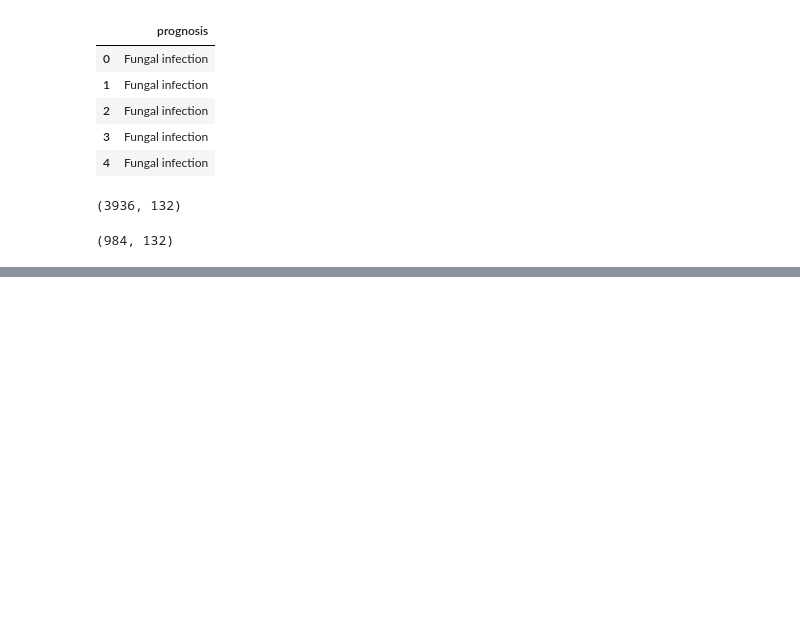
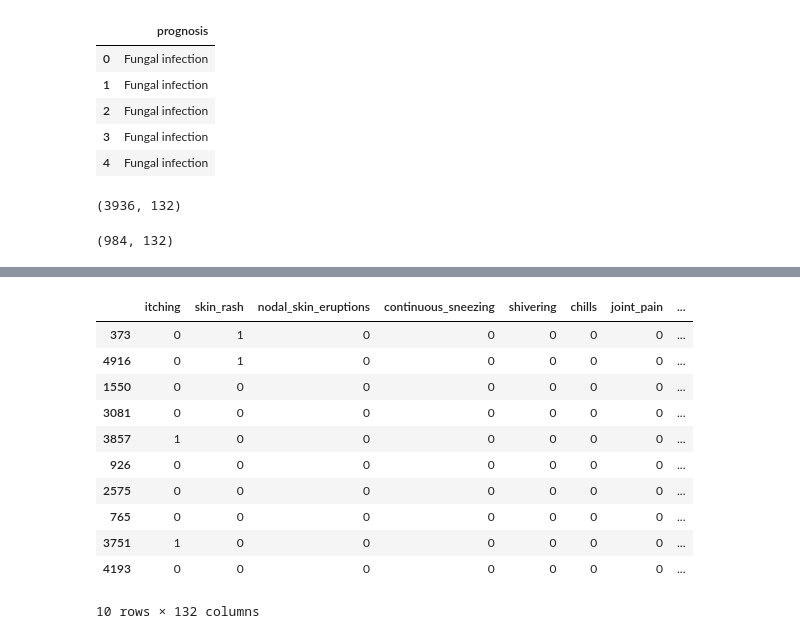
Before and after one commit to Bhushan56/Btech_Project, a Jupyter notebook: Disease_detection.ipynb, the cells around one changed output, grey strips where cells are left out. Cells and saved outputs as stored; diff of their text form; code cells hidden in the pictures; blank space fills up the shorter version.

```diff
--- a/Disease_detection.ipynb
+++ b/Disease_detection.ipynb
@@ -101,0 +147,15 @@ Gau
+# %%
+X_test.head(10)
+# %% [output]
+|  | itching | skin_rash | nodal_skin_eruptions | continuous_sneezing | shivering | chills | joint_pain | ... |
+| 373 | 0 | 1 | 0 | 0 | 0 | 0 | 0 | ... |
+| 4916 | 0 | 1 | 0 | 0 | 0 | 0 | 0 | ... |
+| 1550 | 0 | 0 | 0 | 0 | 0 | 0 | 0 | ... |
+| 3081 | 0 | 0 | 0 | 0 | 0 | 0 | 0 | ... |
+| 3857 | 1 | 0 | 0 | 0 | 0 | 0 | 0 | ... |
+| 926 | 0 | 0 | 0 | 0 | 0 | 0 | 0 | ... |
+| 2575 | 0 | 0 | 0 | 0 | 0 | 0 | 0 | ... |
+| 765 | 0 | 0 | 0 | 0 | 0 | 0 | 0 | ... |
+| 3751 | 1 | 0 | 0 | 0 | 0 | 0 | 0 | ... |
+| 4193 | 0 | 0 | 0 | 0 | 0 | 0 | 0 | ... |
+10 rows × 132 columns
```
Also changed, not shown: parts of 26 cells of this notebook.
